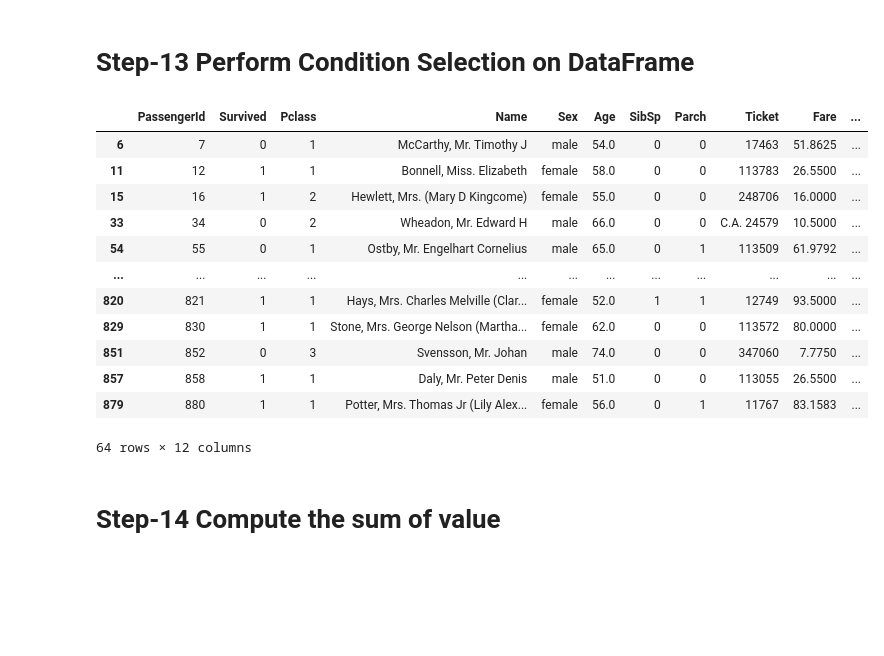
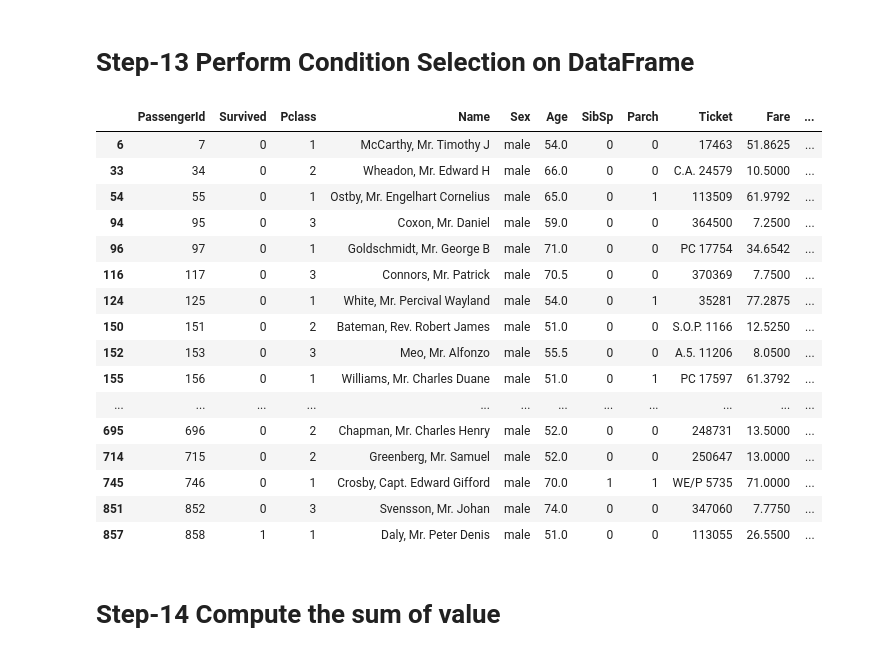
Before and after one commit to hetbhalani/Sem-5, a Jupyter notebook: DM/Lab 1.ipynb, the cells around one changed output. Saved outputs shown, nothing was run; the diff lists cells and outputs as text; code cells hidden in the pictures; blank space fills up the shorter version.

```diff
--- a/DM/Lab 1.ipynb
+++ b/DM/Lab 1.ipynb
@@ -169,21 +169,25 @@ df['new'] = np.zeros(891)
 # %% [markdown]
 # Step-13  Perform Condition Selection on DataFrame
 # %%
-df[df['Age'] > 50]
+df[(df['Age'] > 50) & (df['Sex'] == 'male')]
 # %% [output]
 |  | PassengerId | Survived | Pclass | Name | Sex | Age | SibSp | Parch | Ticket | Fare | ... |
 | 6 | 7 | 0 | 1 | McCarthy, Mr. Timothy J | male | 54.0 | 0 | 0 | 17463 | 51.8625 | ... |
-| 11 | 12 | 1 | 1 | Bonnell, Miss. Elizabeth | female | 58.0 | 0 | 0 | 113783 | 26.5500 | ... |
-| 15 | 16 | 1 | 2 | Hewlett, Mrs. (Mary D Kingcome) | female | 55.0 | 0 | 0 | 248706 | 16.0000 | ... |
 | 33 | 34 | 0 | 2 | Wheadon, Mr. Edward H | male | 66.0 | 0 | 0 | C.A. 24579 | 10.5000 | ... |
 | 54 | 55 | 0 | 1 | Ostby, Mr. Engelhart Cornelius | male | 65.0 | 0 | 1 | 113509 | 61.9792 | ... |
+| 94 | 95 | 0 | 3 | Coxon, Mr. Daniel | male | 59.0 | 0 | 0 | 364500 | 7.2500 | ... |
+| 96 | 97 | 0 | 1 | Goldschmidt, Mr. George B | male | 71.0 | 0 | 0 | PC 17754 | 34.6542 | ... |
+| 116 | 117 | 0 | 3 | Connors, Mr. Patrick | male | 70.5 | 0 | 0 | 370369 | 7.7500 | ... |
+| 124 | 125 | 0 | 1 | White, Mr. Percival Wayland | male | 54.0 | 0 | 1 | 35281 | 77.2875 | ... |
+| 150 | 151 | 0 | 2 | Bateman, Rev. Robert James | male | 51.0 | 0 | 0 | S.O.P. 1166 | 12.5250 | ... |
+| 152 | 153 | 0 | 3 | Meo, Mr. Alfonzo | male | 55.5 | 0 | 0 | A.5. 11206 | 8.0500 | ... |
+| 155 | 156 | 0 | 1 | Williams, Mr. Charles Duane | male | 51.0 | 0 | 1 | PC 17597 | 61.3792 | ... |
 | ... | ... | ... | ... | ... | ... | ... | ... | ... | ... | ... | ... |
-| 820 | 821 | 1 | 1 | Hays, Mrs. Charles Melville (Clar... | female | 52.0 | 1 | 1 | 12749 | 93.5000 | ... |
-| 829 | 830 | 1 | 1 | Stone, Mrs. George Nelson (Martha... | female | 62.0 | 0 | 0 | 113572 | 80.0000 | ... |
+| 695 | 696 | 0 | 2 | Chapman, Mr. Charles Henry | male | 52.0 | 0 | 0 | 248731 | 13.5000 | ... |
+| 714 | 715 | 0 | 2 | Greenberg, Mr. Samuel | male | 52.0 | 0 | 0 | 250647 | 13.0000 | ... |
+| 745 | 746 | 0 | 1 | Crosby, Capt. Edward Gifford | male | 70.0 | 1 | 1 | WE/P 5735 | 71.0000 | ... |
 | 851 | 852 | 0 | 3 | Svensson, Mr. Johan | male | 74.0 | 0 | 0 | 347060 | 7.7750 | ... |
 | 857 | 858 | 1 | 1 | Daly, Mr. Peter Denis | male | 51.0 | 0 | 0 | 113055 | 26.5500 | ... |
-| 879 | 880 | 1 | 1 | Potter, Mrs. Thomas Jr (Lily Alex... | female | 56.0 | 0 | 1 | 11767 | 83.1583 | ... |
-64 rows × 12 columns
 # %% [markdown]
 # Step-14 Compute the sum of value
 # %%
```
